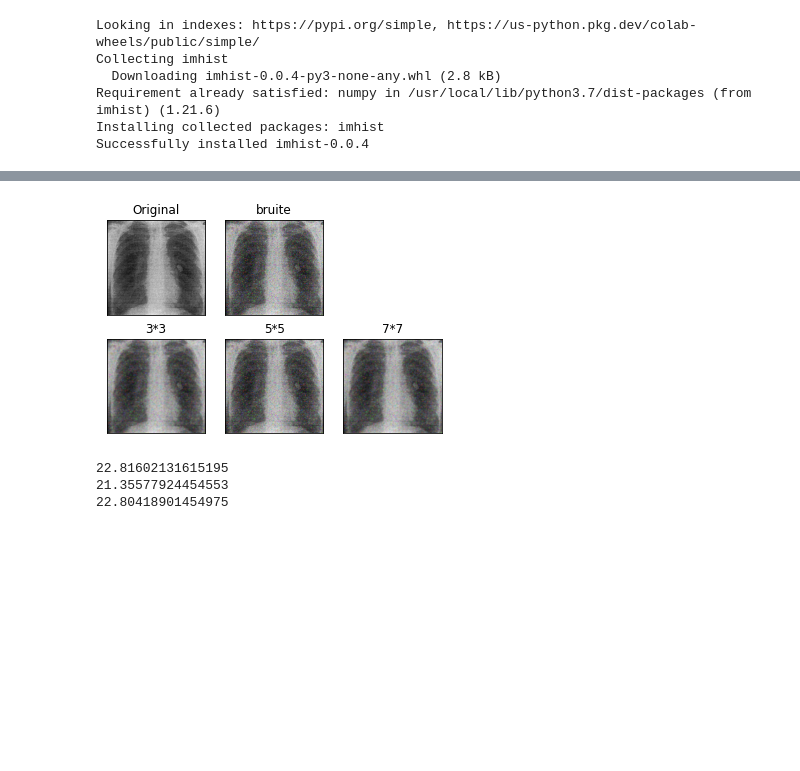
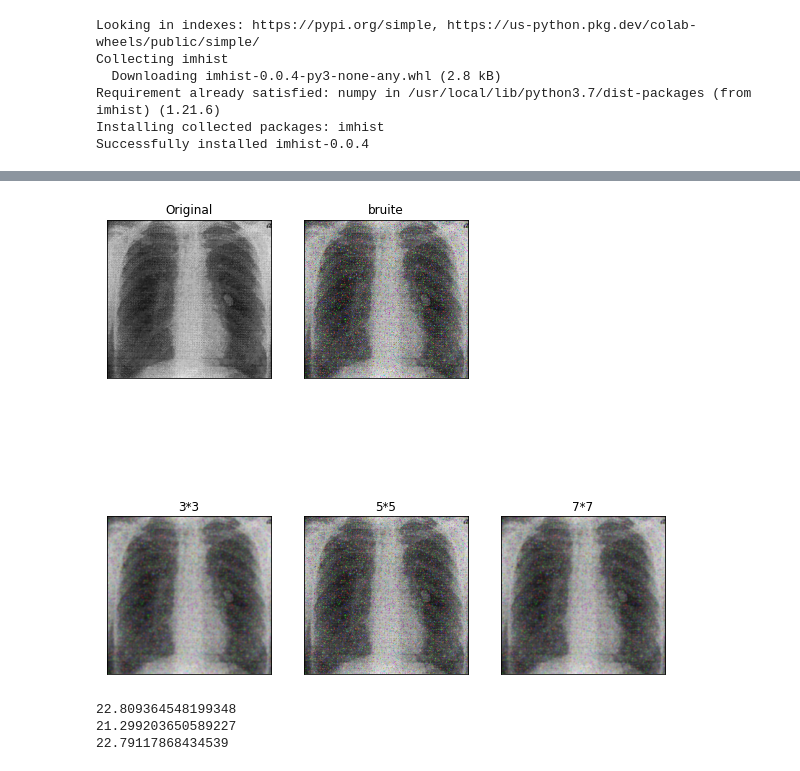
Before and after one commit to Faouzi-Slimi/Image-Processing-Practical-work, a Jupyter notebook: TP4_Restauration_par_Filtrage.ipynb, the cells around one changed output, grey strips where cells are left out. Saved outputs shown, nothing was run; the diff lists cells and outputs as text; code cells hidden in the pictures; blank space fills up the shorter version.

```diff
--- a/TP4_Restauration_par_Filtrage.ipynb
+++ b/TP4_Restauration_par_Filtrage.ipynb
@@ -89,33 +121,37 @@ print(psnr3)
 # %%
+
+#  Refaire le même travail avec le filtre gaussien de taille 5*5. Varier à chaque fois
+# la variance (sigma)
+
 img = random_noise(img0,mode="s&p")
 img = np.uint8(255*img)
 
 blur1 = cv2.GaussianBlur(img,(5,5),0)
 blur2 = cv2.GaussianBlur(img,(5,5),0.5)
 blur3 = cv2.GaussianBlur(img,(5,5),0.9)
-plt.figure()
+plt.figure(figsize=(10,10))
 plt.subplot(231),plt.imshow(img0),plt.title('Original')
 plt.xticks([]), plt.yticks([])
 plt.subplot(232),plt.imshow(img),plt.title('bruite')
 plt.xticks([]), plt.yticks([])
 plt.subplot(234),plt.imshow(blur1),plt.title('3*3')
 plt.xticks([]), plt.yticks([])
 plt.subplot(235),plt.imshow(blur2),plt.title('5*5')
 plt.xticks([]), plt.yticks([])
 plt.subplot(236),plt.imshow(blur3),plt.title('7*7')
 plt.xticks([]), plt.yticks([])
 plt.show()
 
 psnr1 = peak_signal_noise_ratio(img0,blur1)
 
 psnr2 = peak_signal_noise_ratio(img0,blur2)
 
 psnr3 = peak_signal_noise_ratio(img0,blur3)
 print(psnr1)
 print(psnr2)
 print(psnr3)
 # %% [output]
-[figure, old version]
+[figure, new version]
-22.81602131615195
-21.35577924454553
-22.80418901454975
+22.809364548199348
+21.299203650589227
+22.79117868434539
```
Also changed, not shown: parts of 15 cells of this notebook.
